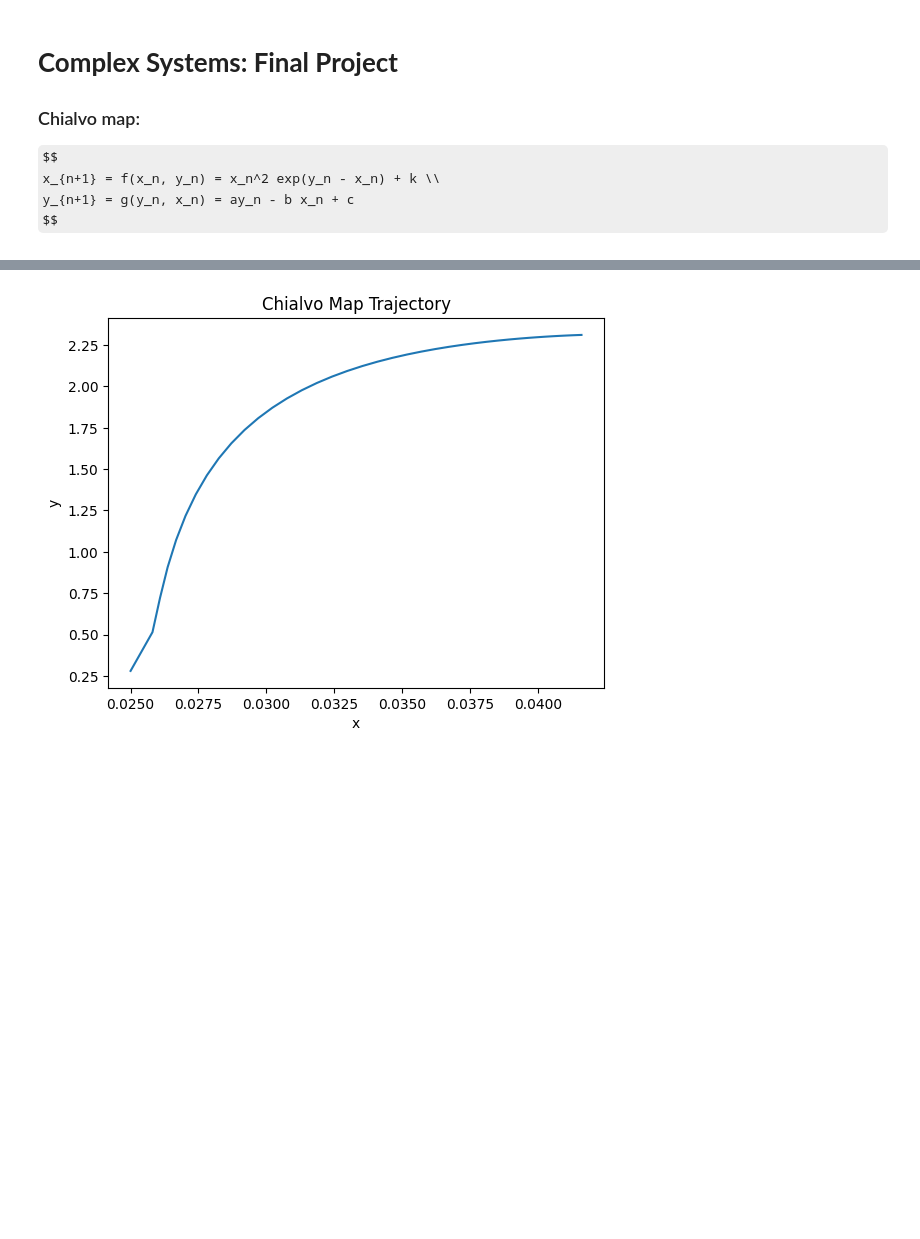
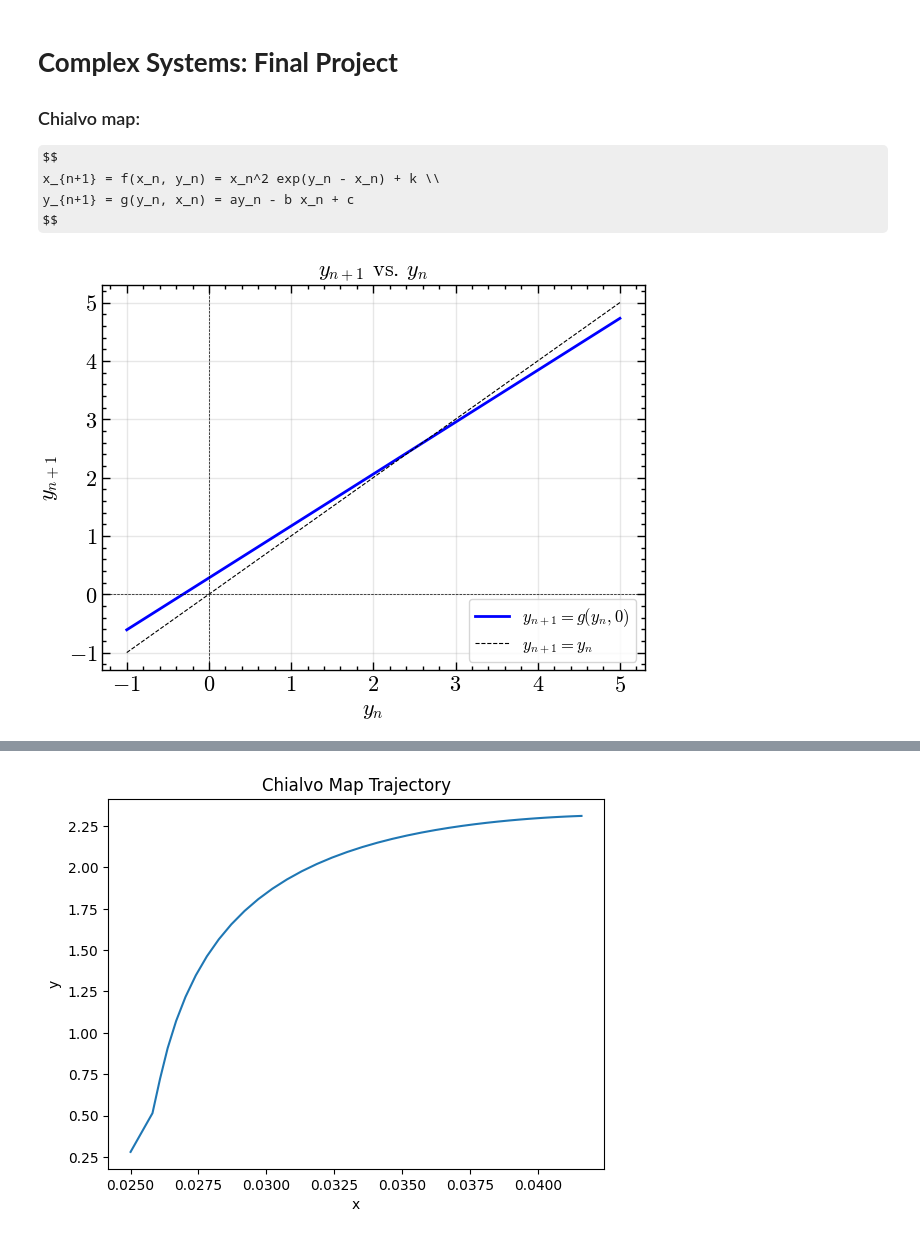
Before and after one commit to alanPalma25/complex_systems, a Jupyter notebook: final_project/chialvo_map.ipynb, the cells around one changed output, grey strips where cells are left out. Saved outputs shown, nothing was run; the diff lists cells and outputs as text; code cells hidden in the pictures; some formulas as TeX source; blank space fills up the shorter version.

Commit message:
update chialvo map notebook

```diff
--- a/final_project/chialvo_map.ipynb
+++ b/final_project/chialvo_map.ipynb
@@ -9,3 +9,49 @@ $$
 # %%
 import numpy as np
 import matplotlib.pyplot as plt
+from scipy.interpolate import griddata
+import scienceplots
+
+# Define the style
+plt.style.use(['science', 'notebook', 'no-latex']) # Use a specific style for figures
+# %%
+# Define the Chialvo map functions
+
+def xnext(x, y, k):
+    """
+    Compute the next x value in the Chialvo map.
+    """
+    return x**2 * np.exp(y - x) + k
+
+def ynext(y, x, a, b, c):
+    """
+    Compute the next y value in the Chialvo map.
+    """
+    return a * y - b * x + c
+# %%
+# y array
+y = np.linspace(-1, 5, 100)
+
+# x array
+x = np.linspace(-1, 13, 100)
+
+# Define the parameters
+a = 0.89
+b = 0.6
+c = 0.28
+k = 0.0
+# %%
+# Plot y_n vs. y_n+1
+plt.figure(figsize=(7, 5))
+plt.plot(y, ynext(y, 0, a, b, c), label=r'$y_{n+1} = g(y_n, 0)$', color='blue')
+plt.plot(y, y, label=r'$y_{n+1} = y_n$', color='black', ls='--', lw=0.8)
+plt.title(r'$y_{n+1}$ vs. $y_n$')
+plt.xlabel(r'$y_n$')
+plt.ylabel(r'$y_{n+1}$')
+plt.axhline(0, color='black', lw=0.5, ls='--')
+plt.axvline(0, color='black', lw=0.5, ls='--')
+plt.grid(alpha=0.3)
+plt.legend(frameon=True, fontsize=12)
+plt.show()
+# %% [output]
+[figure, added]
```
Also changed, not shown: parts of 2 cells of this notebook.
